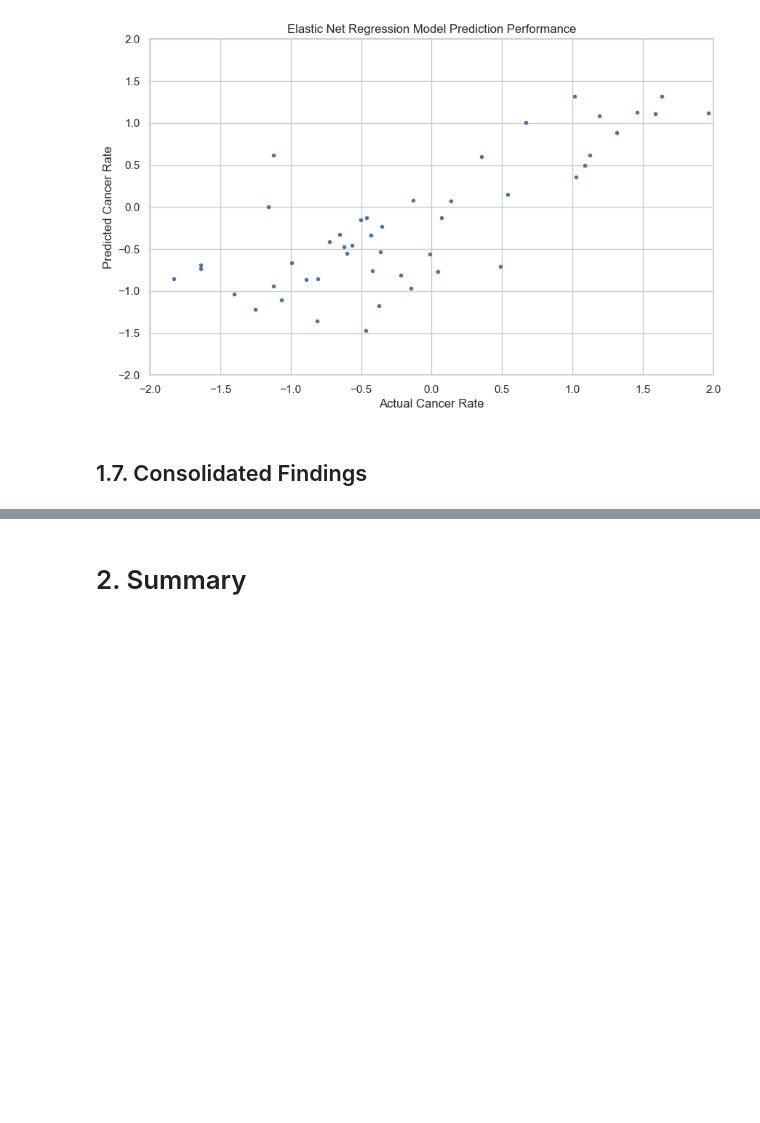
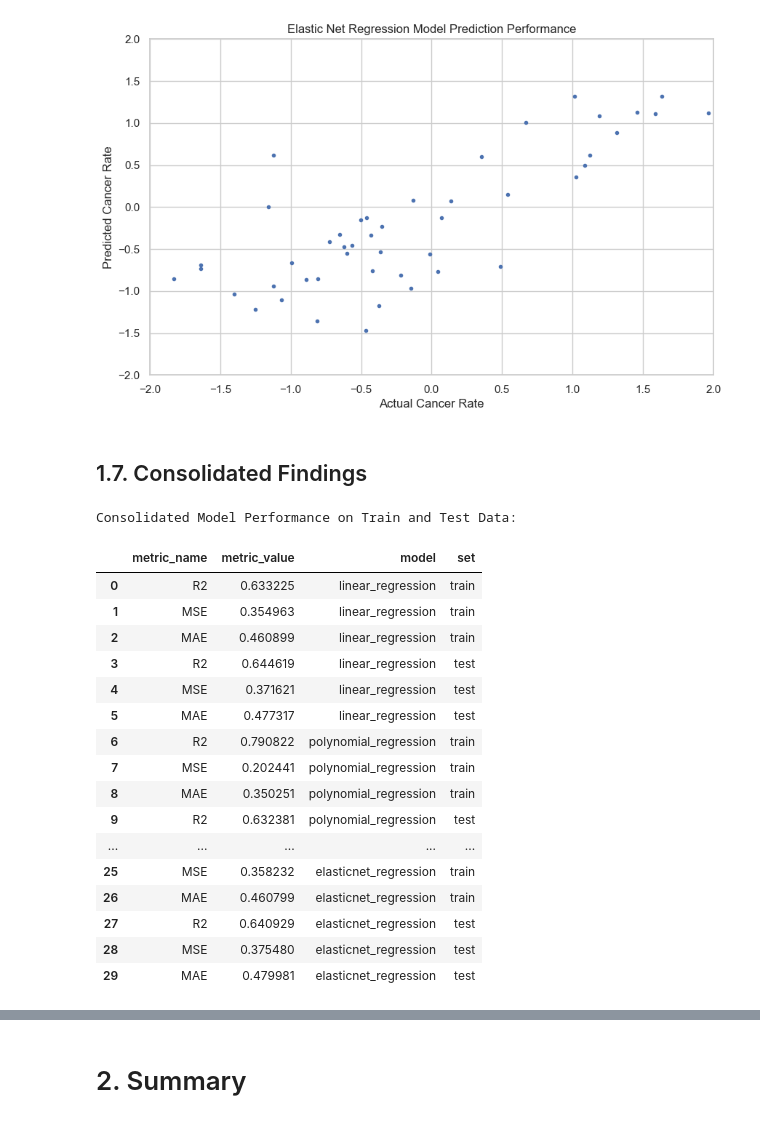
Before and after one commit to JohnPaulinePineda/Supervised-Machine-Learning-Regression-Final-Assignment, a Jupyter notebook: RegressionForMachineLearning_FinalAssignment.ipynb, the cells around one changed output, grey strips where cells are left out. Saved outputs shown, nothing was run; the diff lists cells and outputs as text; code cells hidden in the pictures; blank space fills up the shorter version.

```diff
--- a/RegressionForMachineLearning_FinalAssignment.ipynb
+++ b/RegressionForMachineLearning_FinalAssignment.ipynb
@@ -2603,3 +2603,40 @@ axes.set(xlabel='Actual Cancer Rate',
 [figure]
 # %% [markdown]
 ## 1.7. Consolidated Findings <a class="anchor" id="1.7"></a>
+# %%
+##################################
+# Consolidating all the
+# model performance measures
+##################################
+performance_comparison = pd.concat([linear_performance_train,
+                                    linear_performance_test,
+                                    polynomial_performance_train,
+                                    polynomial_performance_test,
+                                    ridge_performance_train,
+                                    ridge_performance_test,
+                                    lasso_performance_train,
+                                    lasso_performance_test,
+                                    elasticnet_performance_train,
+                                    elasticnet_performance_test],
+                                   ignore_index=True)
+print('Consolidated Model Performance on Train and Test Data: ')
+display(performance_comparison)
+# %% [output]
+Consolidated Model Performance on Train and Test Data:
+|  | metric_name | metric_value | model | set |
+| 0 | R2 | 0.633225 | linear_regression | train |
+| 1 | MSE | 0.354963 | linear_regression | train |
+| 2 | MAE | 0.460899 | linear_regression | train |
+| 3 | R2 | 0.644619 | linear_regression | test |
+| 4 | MSE | 0.371621 | linear_regression | test |
+| 5 | MAE | 0.477317 | linear_regression | test |
+| 6 | R2 | 0.790822 | polynomial_regression | train |
+| 7 | MSE | 0.202441 | polynomial_regression | train |
+| 8 | MAE | 0.350251 | polynomial_regression | train |
+| 9 | R2 | 0.632381 | polynomial_regression | test |
+| ... | ... | ... | ... | ... |
+| 25 | MSE | 0.358232 | elasticnet_regression | train |
+| 26 | MAE | 0.460799 | elasticnet_regression | train |
+| 27 | R2 | 0.640929 | elasticnet_regression | test |
+| 28 | MSE | 0.375480 | elasticnet_regression | test |
+| 29 | MAE | 0.479981 | elasticnet_regression | test |
```
Also changed, not shown: parts of 7 cells of this notebook.
